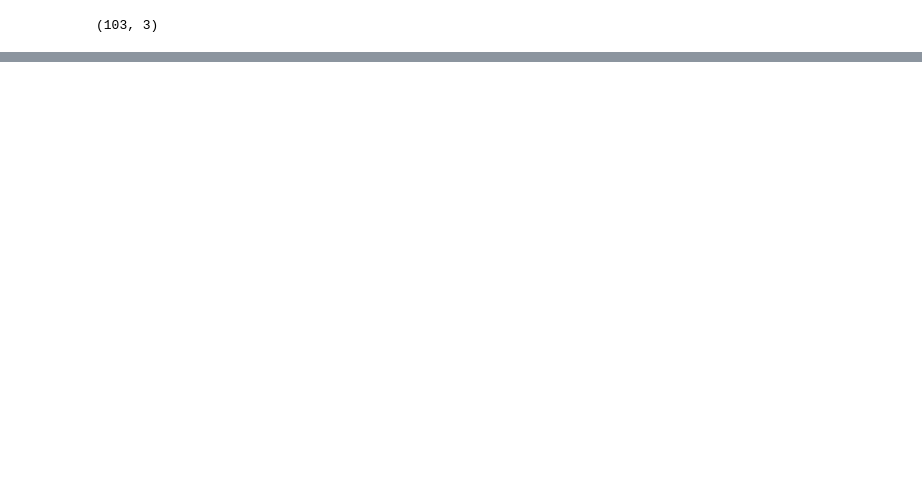
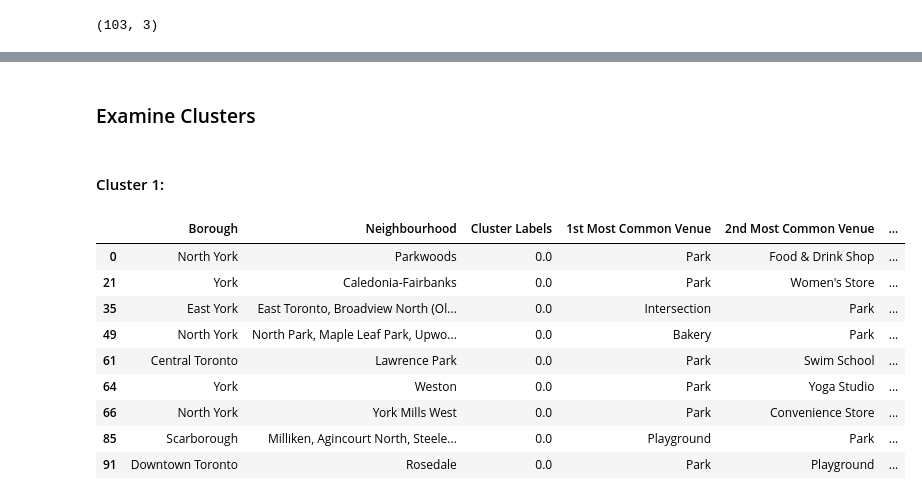
Before and after one commit to kcutler13/Coursera_Capstone, a Jupyter notebook: Segmenting and Clustering Neighborhoods in Toronto.ipynb, the cells around one changed output, grey strips where cells are left out. Cells and saved outputs as stored; diff of their text form; code cells hidden in the pictures; blank space fills up the shorter version.

Commit message:
Published from Watson Studio.

```diff
--- a/Segmenting and Clustering Neighborhoods in Toronto.ipynb
+++ b/Segmenting and Clustering Neighborhoods in Toronto.ipynb
@@ -85,0 +394,21 @@ df_Toronto.shape
+# %%
+num_top_venues = 10
+
+indicators = ['st', 'nd', 'rd']
+
+# create columns according to number of top venues
+columns = ['Neighbourhood']
+for ind in np.arange(num_top_venues):
+    try:
+        columns.append('{}{} Most Common Venue'.format(ind+1, indicators[ind]))
+    except:
+        columns.append('{}th Most Common Venue'.format(ind+1))
+
+# create a new dataframe
+neighbourhoods_venues_sorted = pd.DataFrame(columns=columns)
+neighbourhoods_venues_sorted['Neighbourhood'] = Toronto_grouped['Neighbourhood']
+
+for ind in np.arange(Toronto_grouped.shape[0]):
+    neighbourhoods_venues_sorted.iloc[ind, 1:] = return_most_common_venues(Toronto_grouped.iloc[ind, :], num_top_venues)
+
+neighbourhoods_venues_sorted.head()
@@ -85,0 +426,11 @@ df_Toronto.shape
+# %%
+# set number of clusters
+kclusters = 5
+
+Toronto_grouped_clustering = Toronto_grouped.drop('Neighbourhood', 1)
+
+# run k-means clustering
+kmeans = KMeans(n_clusters=kclusters, random_state=0).fit(Toronto_grouped_clustering)
+
+# check cluster labels generated for each row in the dataframe
+kmeans.labels_[0:10]
@@ -85,0 +441,10 @@ df_Toronto.shape
+# %%
+# add clustering labels
+neighbourhoods_venues_sorted.insert(0, 'Cluster Labels', kmeans.labels_)
+
+Toronto_merged = df_Toronto2
+
+# merge Toronto_grouped with Toronto_data to add latitude/longitude for each neighbourhood
+Toronto_merged = Toronto_merged.join(neighbourhoods_venues_sorted.set_index('Neighbourhood'), on='Neighbourhood')
+
+Toronto_merged.head() # check the last columns!
@@ -85,0 +498,17 @@ df_Toronto.shape
+# %% [markdown]
+### Examine Clusters
+# %% [markdown]
+#### Cluster 1:
+# %%
+Toronto_merged.loc[Toronto_merged['Cluster Labels'] == 0, Toronto_merged.columns[[1] + [2] + list(range(5, Toronto_merged.shape[1]))]]
+# %% [output]
+|  | Borough | Neighbourhood | Cluster Labels | 1st Most Common Venue | 2nd Most Common Venue | ... |
+| 0 | North York | Parkwoods | 0.0 | Park | Food & Drink Shop | ... |
+| 21 | York | Caledonia-Fairbanks | 0.0 | Park | Women's Store | ... |
+| 35 | East York | East Toronto, Broadview North (Ol... | 0.0 | Intersection | Park | ... |
+| 49 | North York | North Park, Maple Leaf Park, Upwo... | 0.0 | Bakery | Park | ... |
+| 61 | Central Toronto | Lawrence Park | 0.0 | Park | Swim School | ... |
+| 64 | York | Weston | 0.0 | Park | Yoga Studio | ... |
+| 66 | North York | York Mills West | 0.0 | Park | Convenience Store | ... |
+| 85 | Scarborough | Milliken, Agincourt North, Steele... | 0.0 | Playground | Park | ... |
+| 91 | Downtown Toronto | Rosedale | 0.0 | Park | Playground | ... |
```
Also changed, not shown: parts of 64 cells of this notebook.
